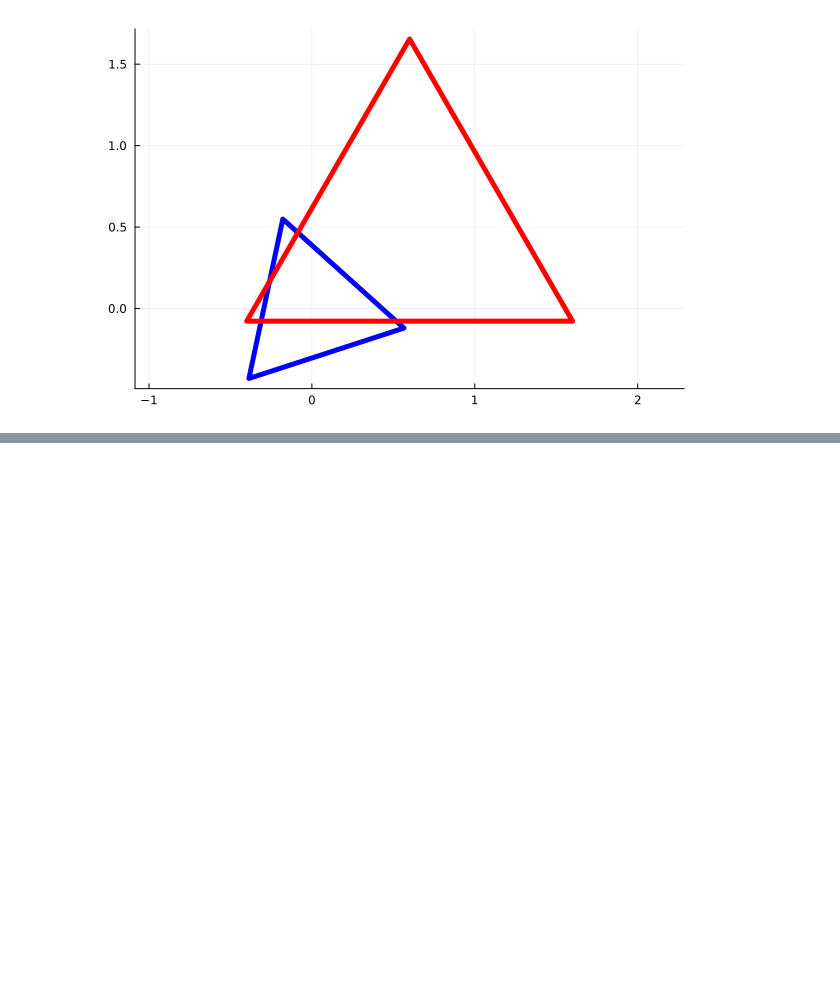
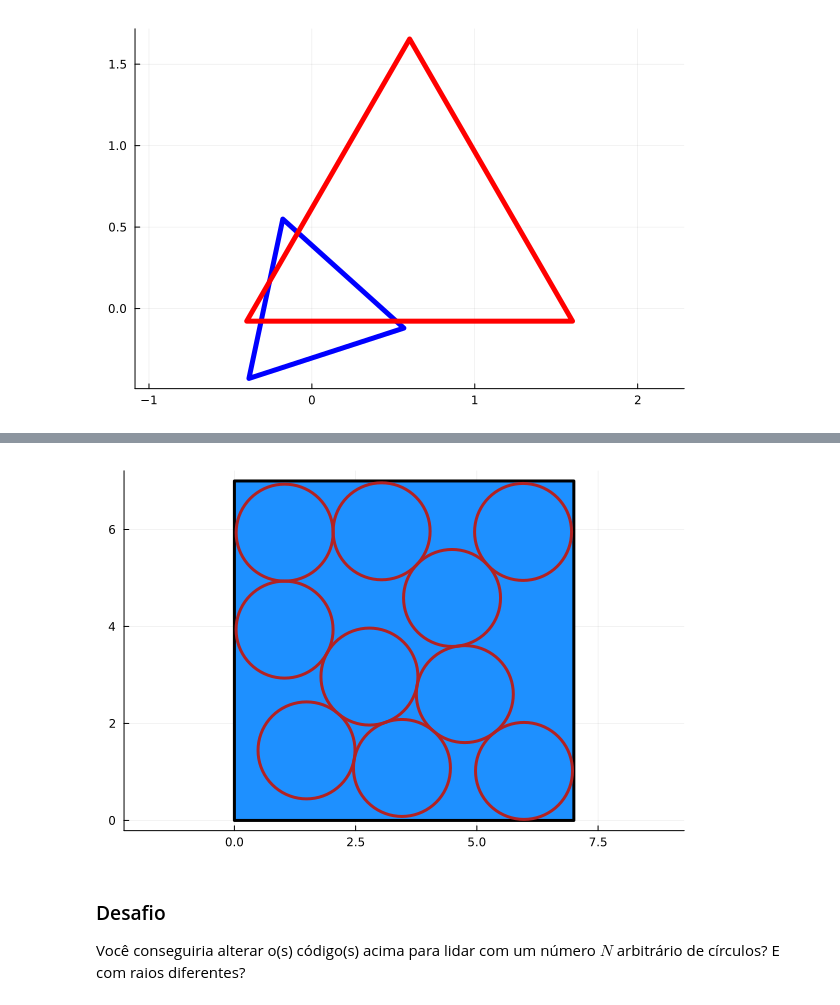
Before and after one commit to fsobral/minicurso-empacotamento, a Jupyter notebook: modelando-empacotamentos.ipynb, the cells around one changed output, grey strips where cells are left out. Saved outputs shown, nothing was run; the diff lists cells and outputs as text; code cells hidden in the pictures; blank space fills up the shorter version.

```diff
--- a/modelando-empacotamentos.ipynb
+++ b/modelando-empacotamentos.ipynb
@@ -221,0 +393,8 @@ plot!(caixa(L, W), c=false, lc=:black, lw=5, label=false, aspect_ratio=true)
+# %%
+desenha_solucao_cq([1 for i = 1:10], value.(xC), value.(yC), 7, 7)
+# %% [output]
+[figure, added]
+# %% [markdown]
+### Desafio
+
+Você conseguiria alterar o(s) código(s) acima para lidar com um número $N$ arbitrário de círculos? E com raios diferentes?
```
Also changed, not shown: parts of 31 cells of this notebook, 1 other file.
